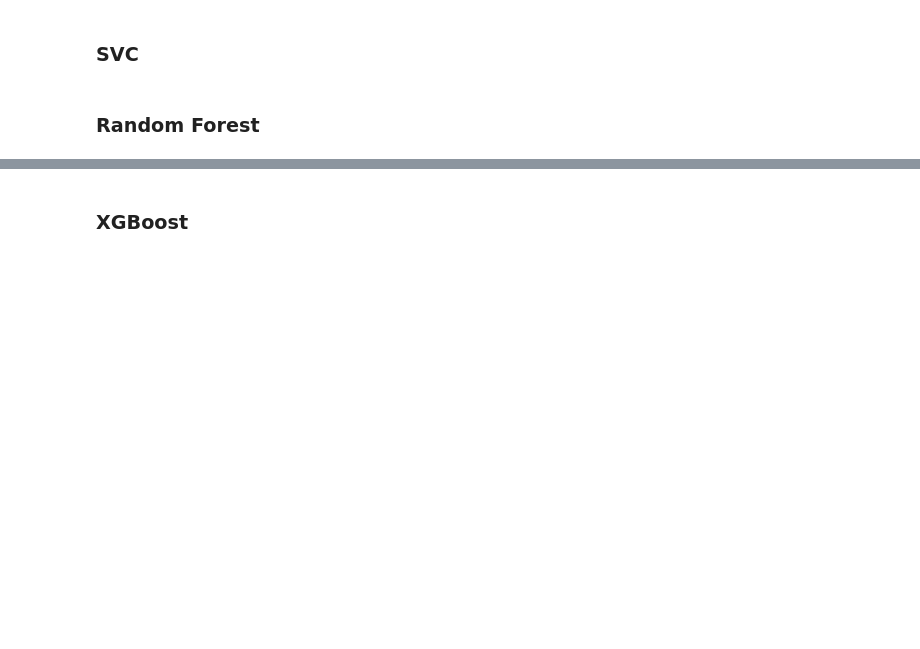
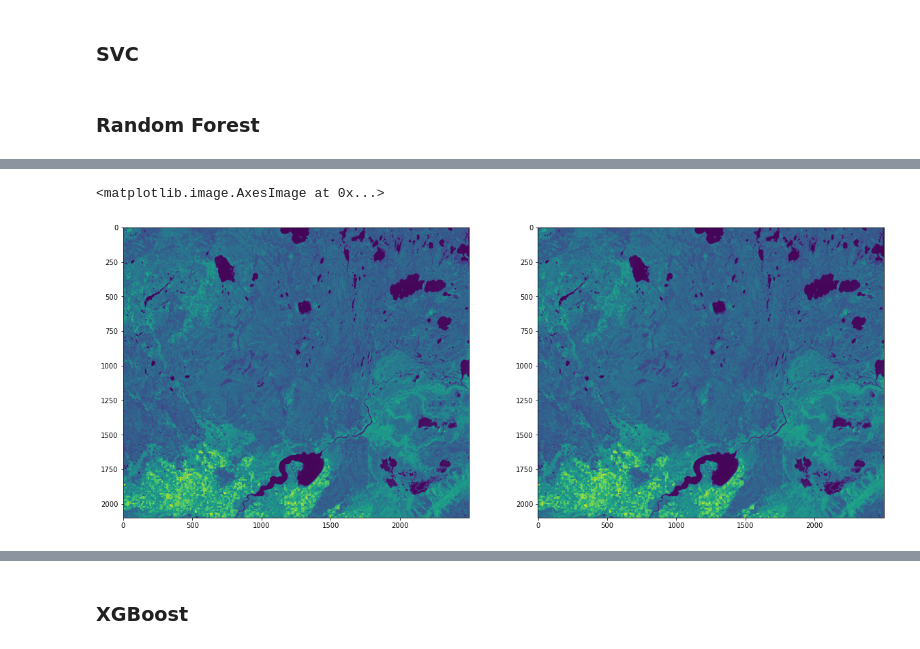
Before and after one commit to fynnweaver/Land_Cover_Classification, a Jupyter notebook: Code.ipynb, the cells around one changed output, grey strips where cells are left out. Saved outputs shown, nothing was run; the diff lists cells and outputs as text; code cells hidden in the pictures; blank space fills up the shorter version.

```diff
--- a/Code.ipynb
+++ b/Code.ipynb
@@ -394,0 +498,19 @@ print(classification_report(y_test, forest_pred))
+# %%
+#convert into matrices to perform gaussian then convert back into 1d array and append to dataframe
+X_demo_gauss = pd.DataFrame()
+for band in X_demo.columns:
+    #band = X_demo.columns[0]
+    reconstruct = np.asarray(X_demo[band]).reshape(2500, 2100).T
+    recon_gauss = gaussian_filter(reconstruct, sigma = 1)
+    X_demo_gauss[band] = recon_gauss.flatten()
+
+#compare demo input and gauss output
+fig = plt.figure(figsize = (20,20))
+ax1 = fig.add_subplot(121)  # left side
+ax2 = fig.add_subplot(122)  # right side
+
+ax1.imshow(reconstruct)
+ax2.imshow(recon_gauss)
+# %% [output]
+<matplotlib.image.AxesImage at 0x...>
+[figure, added]
```
Also changed, not shown: parts of 29 cells of this notebook, 8 other files.
